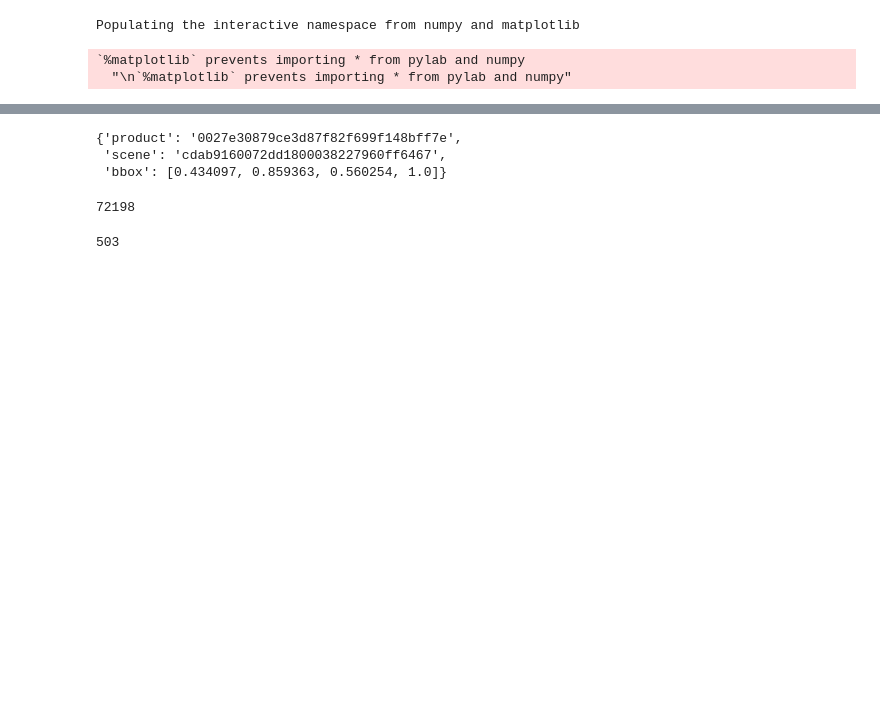
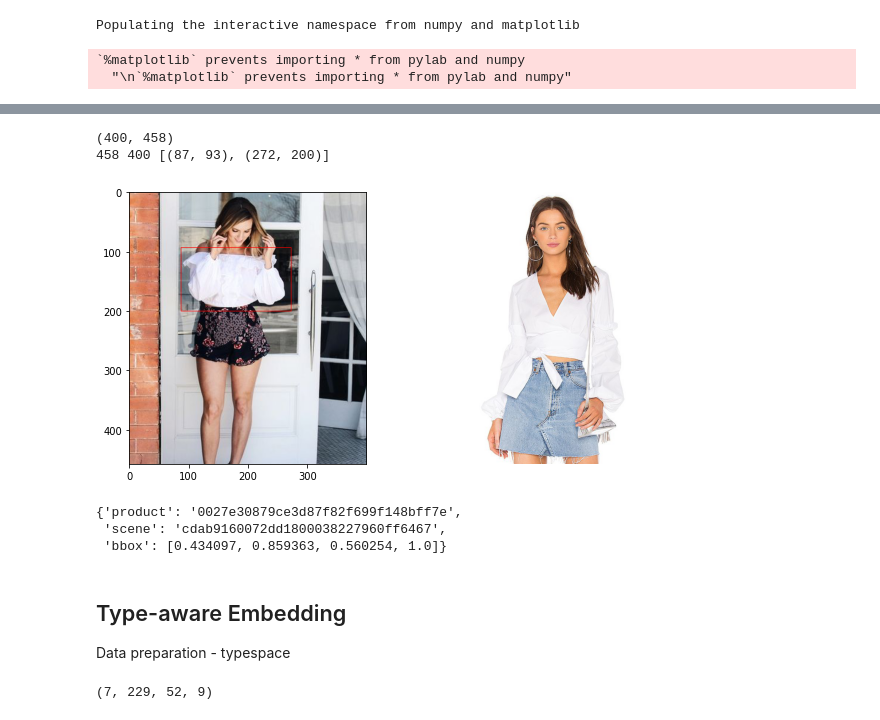
Before and after one commit to aeroabir/fashion_recommender, a Jupyter notebook: ctl-data-exploration.ipynb, the cells around one changed output, grey strips where cells are left out. Cells and saved outputs as stored; diff of their text form; code cells hidden in the pictures; blank space fills up the shorter version.

```diff
--- a/ctl-data-exploration.ipynb
+++ b/ctl-data-exploration.ipynb
@@ -76,14 +87,36 @@ img_p, img_s = view_data(fashion_data[0])
+# %%
+img_p, img_s = view_data(fashion_data[1000])
+# %% [output]
+(400, 458)
+458 400 [(87, 93), (272, 200)]
+[figure, added]
 # %%
 fashion_data[0]
 # %% [output]
 {'product': '0027e30879ce3d87f82f699f148bff7e',
  'scene': 'cdab9160072dd1800038227960ff6467',
  'bbox': [0.434097, 0.859363, 0.560254, 1.0]}
-# %%
-len(fashion_data)
-# %% [output]
-72198
-# %%
-img_s.height
-# %% [output]
-503
+# %% [markdown]
+## Type-aware Embedding
+
+Data preparation - typespace
+# %%
+rootdir = "/recsys_data/RecSys/Zalando_Outfit/female/Outfit_Data"
+train_file = "zalando_female_outfit_data_18k_and_new_modified_format_train_actual.json"
+data_json = os.path.join(rootdir, "Train", train_file)
+
+outfit_data = json.load(open(data_json, 'r'))
+low_cats, mid_cats, high_cats = set(), set(), set()
+styles = []
+for outfit in outfit_data:
+    outfit_style = outfit["outfit_occasion"]
+    lcats = outfit['low_level_cats']
+    mcats = outfit['mid_level_cats']
+    hcats = outfit['high_level_cats']
+    styles.append(outfit_style)
+    low_cats |= set(lcats)
+    mid_cats |= set(mcats)
+    high_cats |= set(hcats)
+len(set(styles)), len(low_cats), len(mid_cats), len(high_cats)
+# %% [output]
+(7, 229, 52, 9)
```
Also changed, not shown: parts of 49 cells of this notebook, 7 other files.
